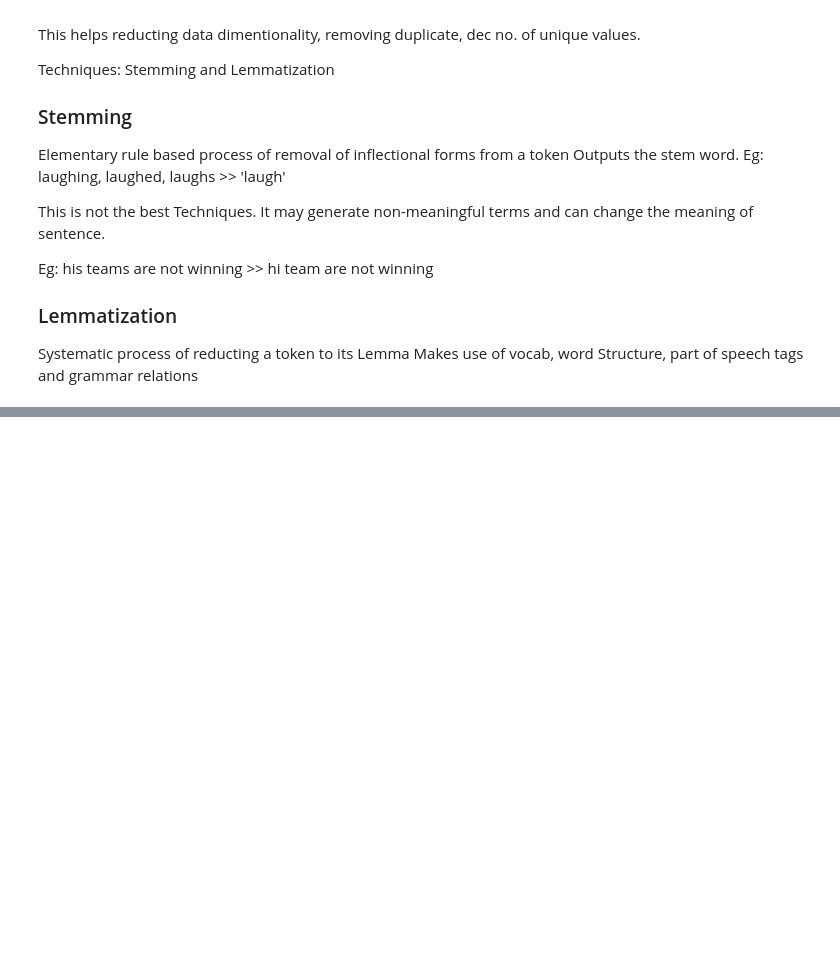
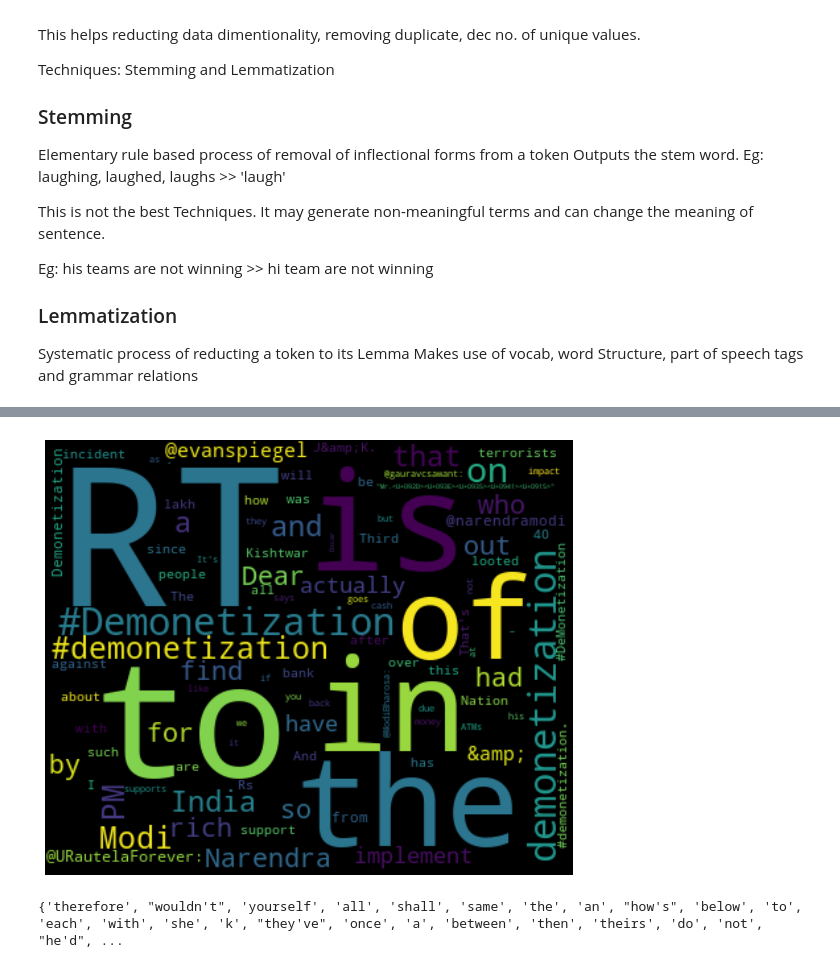
Before and after one commit to Neelam-Singhal/ds, a Jupyter notebook: nlp.ipynb, the cells around one changed output, grey strips where cells are left out. Saved outputs shown, nothing was run; the diff lists cells and outputs as text; code cells hidden in the pictures; blank space fills up the shorter version.

```diff
--- a/nlp.ipynb
+++ b/nlp.ipynb
@@ -105,0 +104,12 @@ dataset.head()
+# %%
+#Generate word frequency
+
+def gen_freq(text):
+    word_list = []
+    for tw_words in text.split():
+        word_list.extend(tw_words)
+    word_freq = pd.Series(word_list).value_counts()
+
+    return word_freq
+
+gen_freq(dataset.text.str)[:20]
@@ -105,0 +137,11 @@ dataset.head()
+# %%
+word_freq = gen_freq(dataset.text.str)
+
+wc = WordCloud(width=400, height=330, max_words=100).generate_from_frequencies(word_freq)
+
+plt.figure(figsize=(12, 8))
+plt.imshow(wc, interpolation='bilinear')
+plt.axis('off')
+plt.show()
+# %% [output]
+[figure, added]
@@ -105,0 +157,6 @@ dataset.head()
+# %%
+#remove stop words
+from wordcloud import STOPWORDS
+print(STOPWORDS)
+# %% [output]
+{'therefore', "wouldn't", 'yourself', 'all', 'shall', 'same', 'the', 'an', "how's", 'below', 'to', 'each', 'with', 'she', 'k', "they've", 'once', 'a', 'between', 'then', 'theirs', 'do', 'not', "he'd", ...
```
Also changed, not shown: parts of 7 cells of this notebook.
